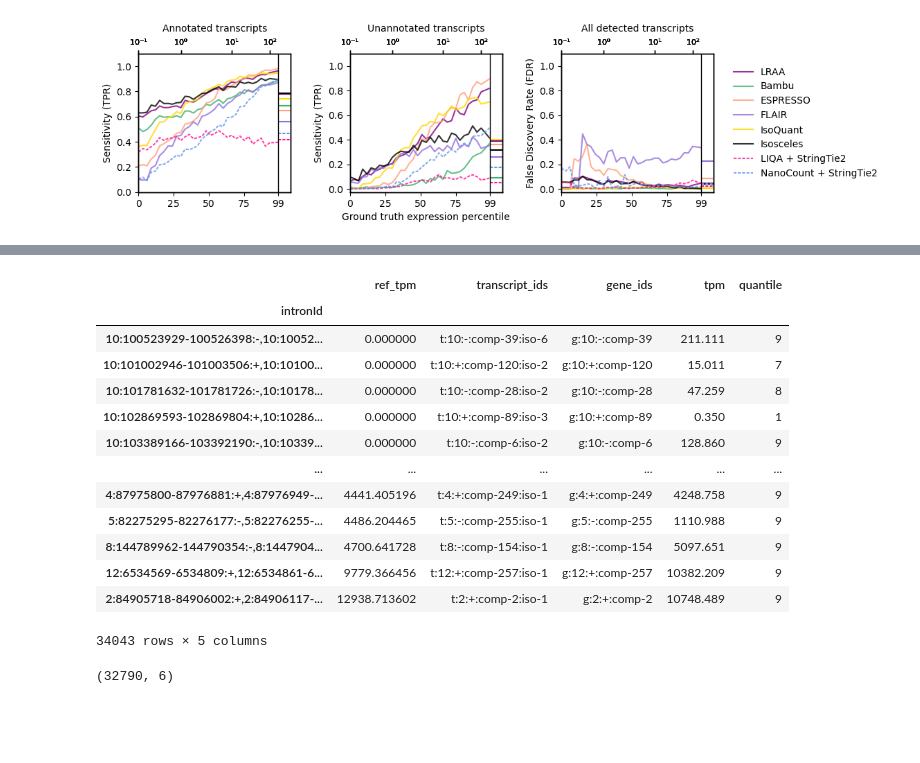
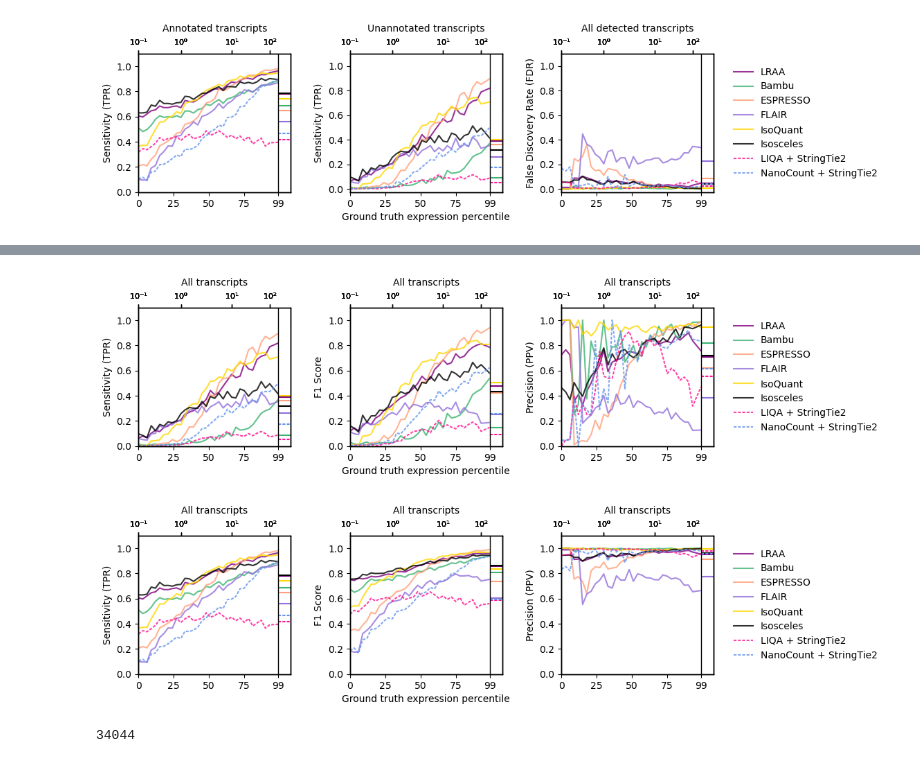
Before and after one commit to MethodsDev/Isosceles_Paper-Ext, a Jupyter notebook: reports/simulated_bulk_benchmarks-BJH-usePyLib-adj.ipynb, the cells around one changed output, grey strips where cells are left out. Drawn from its saved outputs; the diff is of its cells as text; code cells hidden in the pictures; blank space fills up the shorter version.

```diff
--- a/reports/simulated_bulk_benchmarks-BJH-usePyLib-adj.ipynb
+++ b/reports/simulated_bulk_benchmarks-BJH-usePyLib-adj.ipynb
@@ -569,17 +567,8 @@ i_ref_df.head()
-# %%
-assign_binned_expr_quantile(i_ref_df, down_30_dict['LRAA_down30'], 10)
-# %% [output]
-|  | ref_tpm | transcript_ids | gene_ids | tpm | quantile |
-| intronId |  |  |  |  |  |
-| 10:100523929-100526398:-,10:10052... | 0.000000 | t:10:-:comp-39:iso-6 | g:10:-:comp-39 | 211.111 | 9 |
-| 10:101002946-101003506:+,10:10100... | 0.000000 | t:10:+:comp-120:iso-2 | g:10:+:comp-120 | 15.011 | 7 |
-| 10:101781632-101781726:-,10:10178... | 0.000000 | t:10:-:comp-28:iso-2 | g:10:-:comp-28 | 47.259 | 8 |
-| 10:102869593-102869804:+,10:10286... | 0.000000 | t:10:+:comp-89:iso-3 | g:10:+:comp-89 | 0.350 | 1 |
-| 10:103389166-103392190:-,10:10339... | 0.000000 | t:10:-:comp-6:iso-2 | g:10:-:comp-6 | 128.860 | 9 |
-| ... | ... | ... | ... | ... | ... |
-| 4:87975800-87976881:+,4:87976949-... | 4441.405196 | t:4:+:comp-249:iso-1 | g:4:+:comp-249 | 4248.758 | 9 |
-| 5:82275295-82276177:-,5:82276255-... | 4486.204465 | t:5:-:comp-255:iso-1 | g:5:-:comp-255 | 1110.988 | 9 |
-| 8:144789962-144790354:-,8:1447904... | 4700.641728 | t:8:-:comp-154:iso-1 | g:8:-:comp-154 | 5097.651 | 9 |
-| 12:6534569-6534809:+,12:6534861-6... | 9779.366456 | t:12:+:comp-257:iso-1 | g:12:+:comp-257 | 10382.209 | 9 |
-| 2:84905718-84906002:+,2:84906117-... | 12938.713602 | t:2:+:comp-2:iso-1 | g:2:+:comp-2 | 10748.489 | 9 |
-34043 rows × 5 columns
+# %%
+TPR_F1_PPV_plot(i_ref_df, down_30_dict, 33, 'median', 'ladeda', down_30_kept_intron_ids)
+# %% [output]
+[figure, added]
+# %%
+TPR_F1_PPV_plot(i_ref_df, down_30_dict, 33, 'median', 'ladeda', )
+# %% [output]
+[figure, added]
@@ -586,3 +581,5 @@ assign_binned_expr_quantile(i_ref_df, down_30_dict['LRAA_down30'], 10)
 # %%
+
+len(test_df)
 # %% [output]
-(32790, 6)
+34044
```
Also changed, not shown: parts of 23 cells of this notebook, 1 other file.
